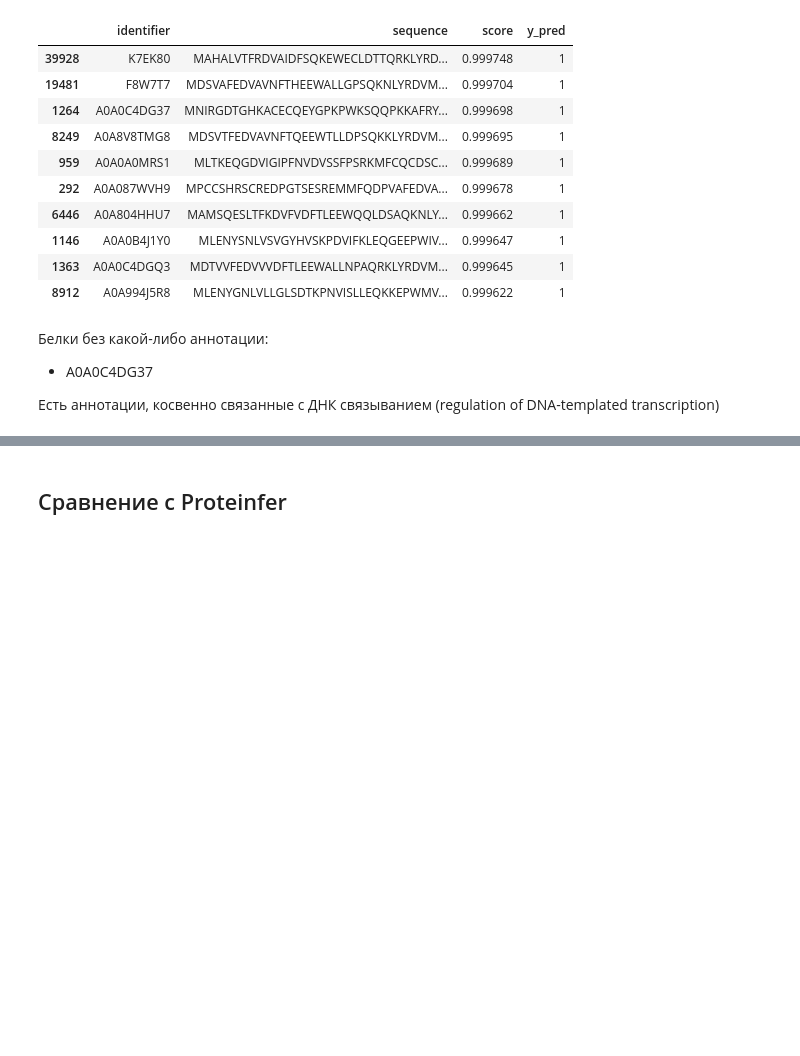
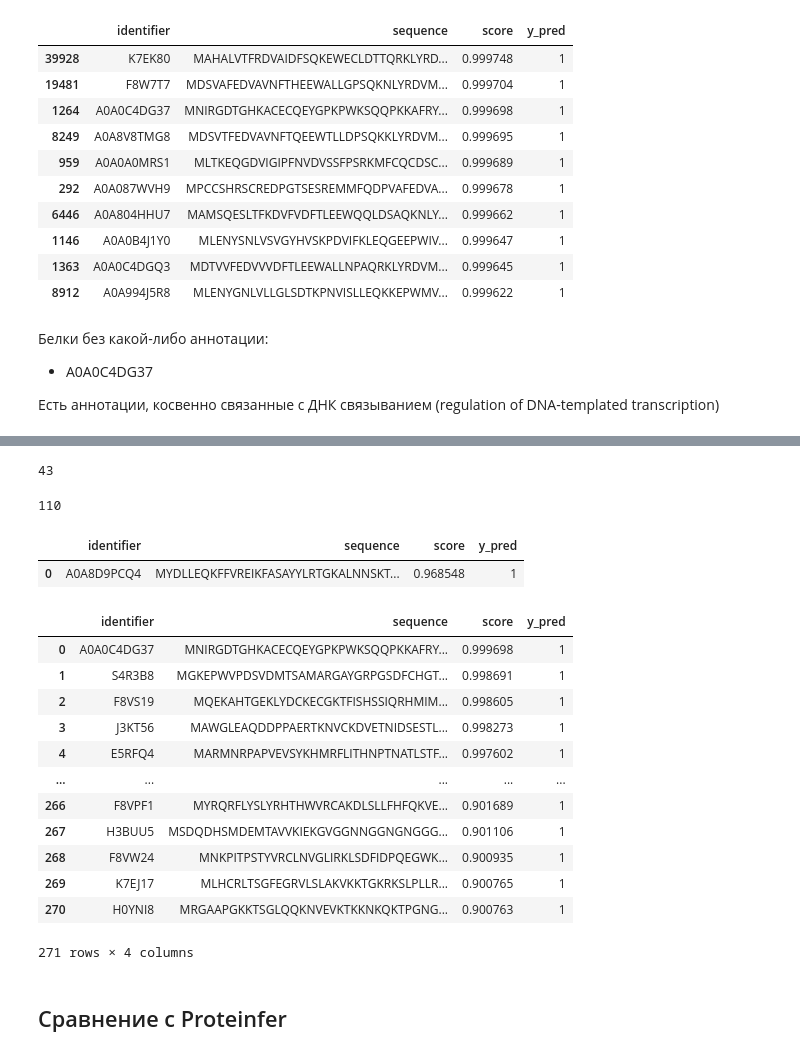
Before and after one commit to GavrilenkoA/DBP-Finder, a Jupyter notebook: process_data/analyze_prediction.ipynb, the cells around one changed output, grey strips where cells are left out. Saved outputs shown, nothing was run; the diff lists cells and outputs as text; code cells hidden in the pictures; blank space fills up the shorter version.

Commit message:
update not_annotated_data

```diff
--- a/process_data/analyze_prediction.ipynb
+++ b/process_data/analyze_prediction.ipynb
@@ -186,5 +187,5 @@ df.head(n=10)
 # %%
-df = pd.read_csv("../data/not_annotated/prediction/Homo_prediction.csv")
+homo = pd.read_csv("../data/not_annotated/prediction/Homo_prediction.csv")
 # %%
-df = df.sort_values(by="score", ascending=False)
+homo = homo.sort_values(by="score", ascending=False)
 # %%
@@ -208,0 +212,6 @@ df.head(n=10)
+# %%
+def get_not_annot_data(path_csv: str, target_df: pd.DataFrame) -> pd.DataFrame:
+    not_annot_df = pd.read_csv(path_csv).drop(["sequence"], axis=1)
+    out = target_df.merge(not_annot_df, on="identifier")
+    # assert len(out) == len(not_annot_df)
+    return out
@@ -208,0 +220,4 @@ df.head(n=10)
+# %%
+len(not_annot_ecoli[not_annot_ecoli.score > 0.9])
+# %% [output]
+43
@@ -208,0 +226,4 @@ df.head(n=10)
+# %%
+len(not_annot_arab[not_annot_arab.score > 0.9])
+# %% [output]
+110
@@ -209,3 +232,26 @@ df.head(n=10)
+# %%
+not_annot_cerevisae[not_annot_cerevisae.score > 0.9]
+# %% [output]
+|  | identifier | sequence | score | y_pred |
+| 0 | A0A8D9PCQ4 | MYDLLEQKFFVREIKFASAYYLRTGKALNNSKT... | 0.968548 | 1 |
+# %%
+not_annot_homo = get_not_annot_data(path_csv="../data/not_annotated/empty_annot_Homo.csv", target_df=homo)
+# %%
+not_annot_homo[not_annot_homo.score > 0.9]
+# %% [output]
+|  | identifier | sequence | score | y_pred |
+| 0 | A0A0C4DG37 | MNIRGDTGHKACECQEYGPKPWKSQQPKKAFRY... | 0.999698 | 1 |
+| 1 | S4R3B8 | MGKEPWVPDSVDMTSAMARGAYGRPGSDFCHGT... | 0.998691 | 1 |
+| 2 | F8VS19 | MQEKAHTGEKLYDCKECGKTFISHSSIQRHMIM... | 0.998605 | 1 |
+| 3 | J3KT56 | MAWGLEAQDDPPAERTKNVCKDVETNIDSESTL... | 0.998273 | 1 |
+| 4 | E5RFQ4 | MARMNRPAPVEVSYKHMRFLITHNPTNATLSTF... | 0.997602 | 1 |
+| ... | ... | ... | ... | ... |
+| 266 | F8VPF1 | MYRQRFLYSLYRHTHWVRCAKDLSLLFHFQKVE... | 0.901689 | 1 |
+| 267 | H3BUU5 | MSDQDHSMDEMTAVVKIEKGVGGNNGGNGNGGG... | 0.901106 | 1 |
+| 268 | F8VW24 | MNKPITPSTYVRCLNVGLIRKLSDFIDPQEGWK... | 0.900935 | 1 |
+| 269 | K7EJ17 | MLHCRLTSGFEGRVLSLAKVKKTGKRKSLPLLR... | 0.900765 | 1 |
+| 270 | H0YNI8 | MRGAAPGKKTSGLQQKNVEVKTKKNKQKTPGNG... | 0.900763 | 1 |
+271 rows × 4 columns
 # %% [markdown]
 ## Сравнение с Proteinfer
 # %%
```
Also changed, not shown: parts of 24 cells of this notebook.
